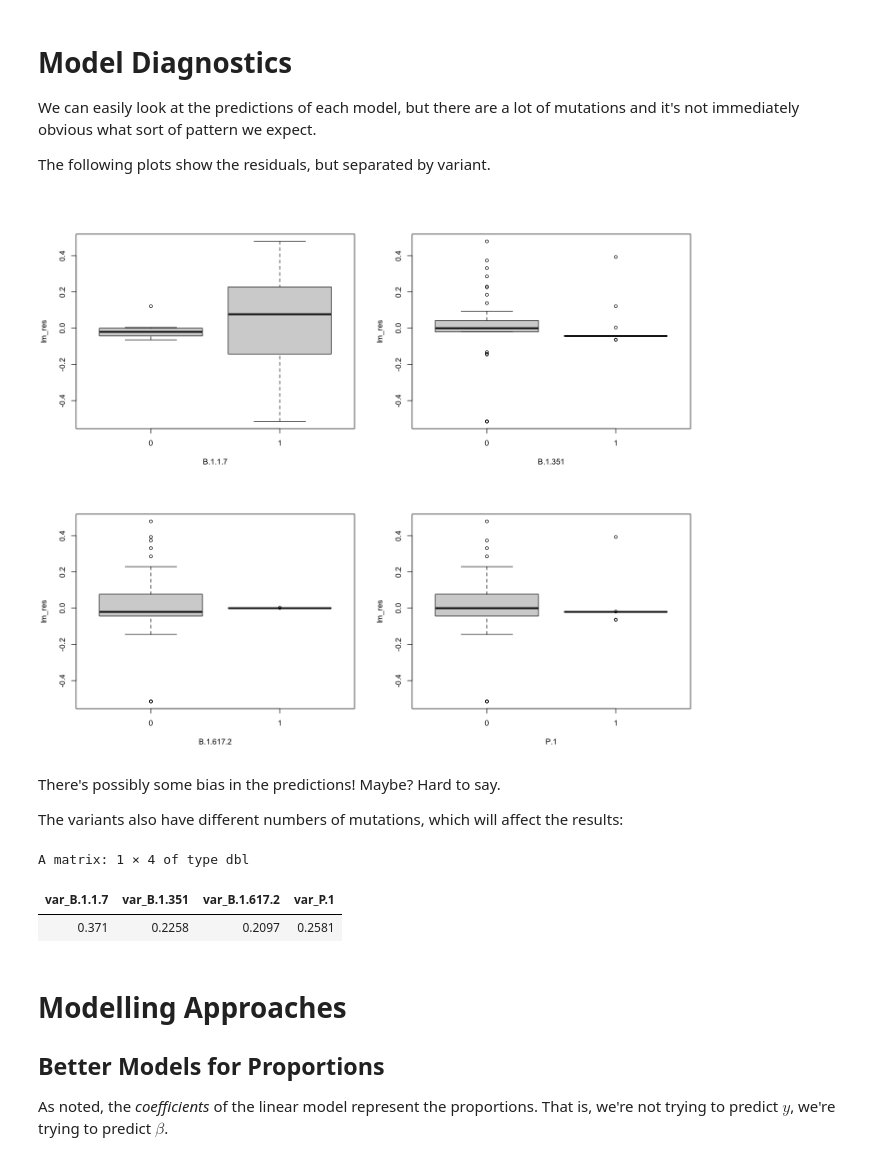
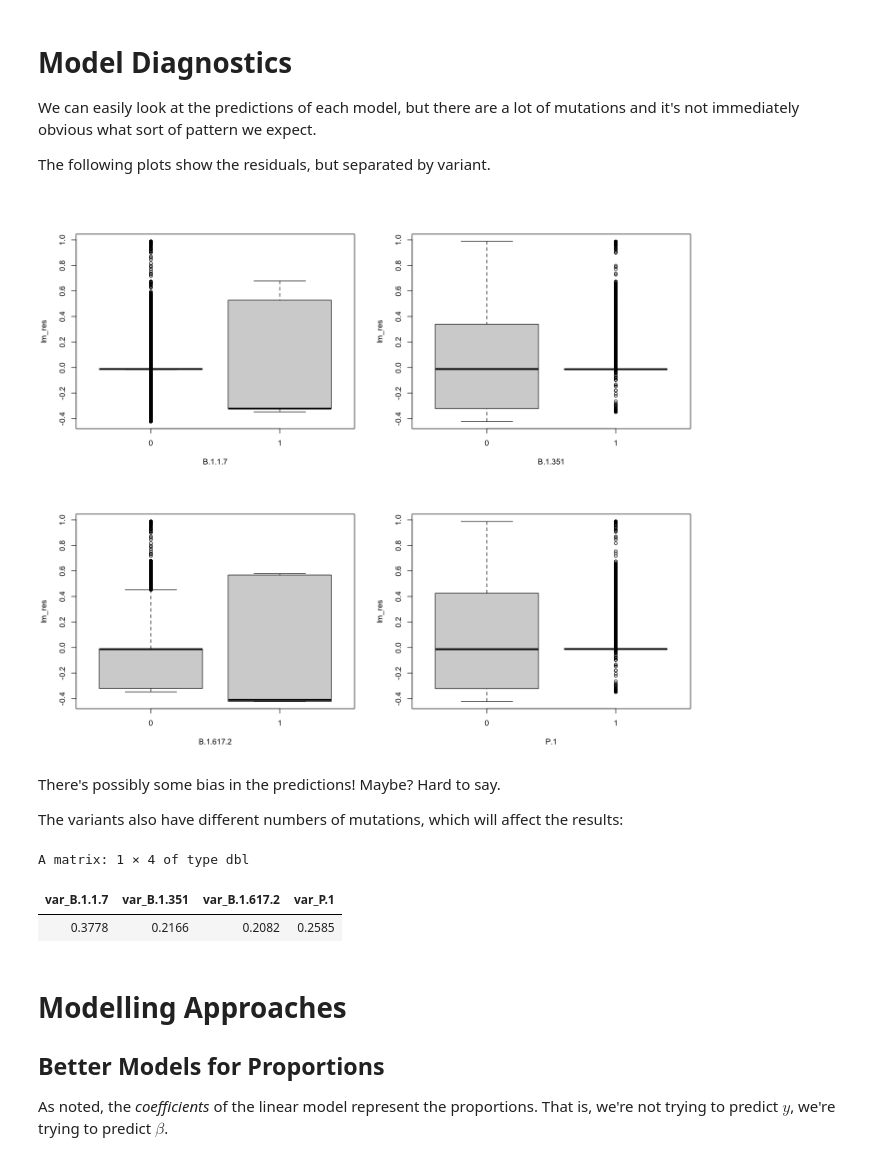
Before and after one commit to DASL-Lab/lineage-proportion-estimators, a Jupyter notebook: notebooks/basic_modelling.ipynb, the cells around one changed output. Saved outputs shown, nothing was run; the diff lists cells and outputs as text; code cells hidden in the pictures.

```diff
--- a/notebooks/basic_modelling.ipynb
+++ b/notebooks/basic_modelling.ipynb
@@ -24,10 +24,10 @@ In the following cell, I import data that I've pre-processed elsewhere (contact
 # %%
 jahn <- read.csv(here("data", "jahn_variants.csv"))
 # Cleaning location names.
-jahn$locality <- strsplit(jahn$locality, split = " - ") |>
+jahn[, "locality"] <- strsplit(jahn[, "locality"], split = " - ") |>
     sapply(function(x) x[2])
 
-j1 <- jahn[jahn$sample == jahn$sample[1], ]
+j1 <- jahn[jahn[, "sample"] == jahn[, "sample"], ]
 head(j1)
 # %% [output]
 A data.frame: 6 × 12
@@ -206,15 +202,15 @@ The following plots show the residuals, but separated by variant.
 # %%
 mylm <- lm(frequency ~ -1 + var_B.1.1.7 + var_B.1.351 + var_B.1.617.2 + var_P.1,
         data = j1)
-lm_res <- j1$frequency - predict(mylm)
+lm_res <- j1[, "frequency"] - predict(mylm)
 
 par(mfrow = c(2,2))
 lm_res_list <- lapply(c("B.1.1.7", "B.1.351", "B.1.617.2", "P.1"),
     function(x) {
         boxplot(lm_res ~ factor(j1[, paste0("var_", x)]), xlab = x)
     })
 # %% [output]
-[figure, old version]
+[figure, new version]
 # %% [markdown]
 There's possibly some bias in the predictions! Maybe? Hard to say.
 
@@ -225,7 +221,7 @@ apply(X, 2, mean) |> round(4) |> t()
 # %% [output]
 A matrix: 1 × 4 of type dbl
 | var_B.1.1.7 | var_B.1.351 | var_B.1.617.2 | var_P.1 |
-| 0.371 | 0.2258 | 0.2097 | 0.2581 |
+| 0.3778 | 0.2166 | 0.2082 | 0.2585 |
 # %% [markdown]
 
 # Modelling Approaches
```
Also changed, not shown: parts of 4 cells of this notebook.
